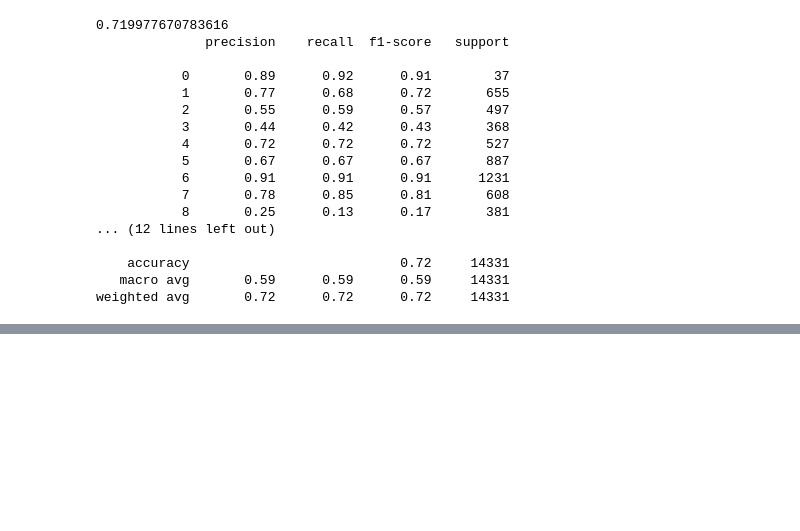
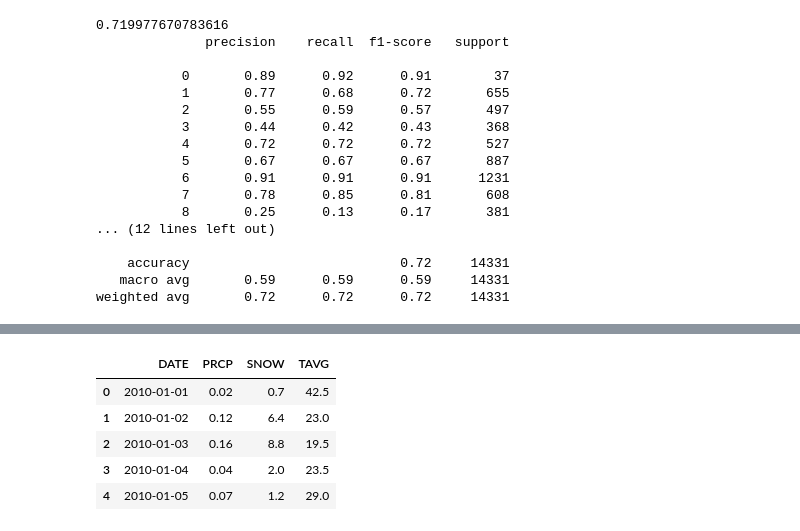
Before and after one commit to mamer-alomari/Buffalo_crime_location_time_day, a Jupyter notebook: pre_processing_and_modeling .ipynb, the cells around one changed output, grey strips where cells are left out. Cells and saved outputs as stored; diff of their text form; code cells hidden in the pictures; blank space fills up the shorter version.

```diff
--- a/pre_processing_and_modeling .ipynb
+++ b/pre_processing_and_modeling .ipynb
@@ -289,0 +294,2 @@ weighted avg       0.72      0.72      0.72     14331
+# %%
+temp=pd.read_csv(r'C:\Users\mmioi\Downloads\buff temp.csv')
@@ -289,0 +312,2 @@ weighted avg       0.72      0.72      0.72     14331
+# %%
+temp.DATE=pd.to_datetime(temp.DATE)
@@ -289,0 +363,9 @@ weighted avg       0.72      0.72      0.72     14331
+# %%
+temp.head()
+# %% [output]
+|  | DATE | PRCP | SNOW | TAVG |
+| 0 | 2010-01-01 | 0.02 | 0.7 | 42.5 |
+| 1 | 2010-01-02 | 0.12 | 6.4 | 23.0 |
+| 2 | 2010-01-03 | 0.16 | 8.8 | 19.5 |
+| 3 | 2010-01-04 | 0.04 | 2.0 | 23.5 |
+| 4 | 2010-01-05 | 0.07 | 1.2 | 29.0 |
```
Also changed, not shown: parts of 50 cells of this notebook.
